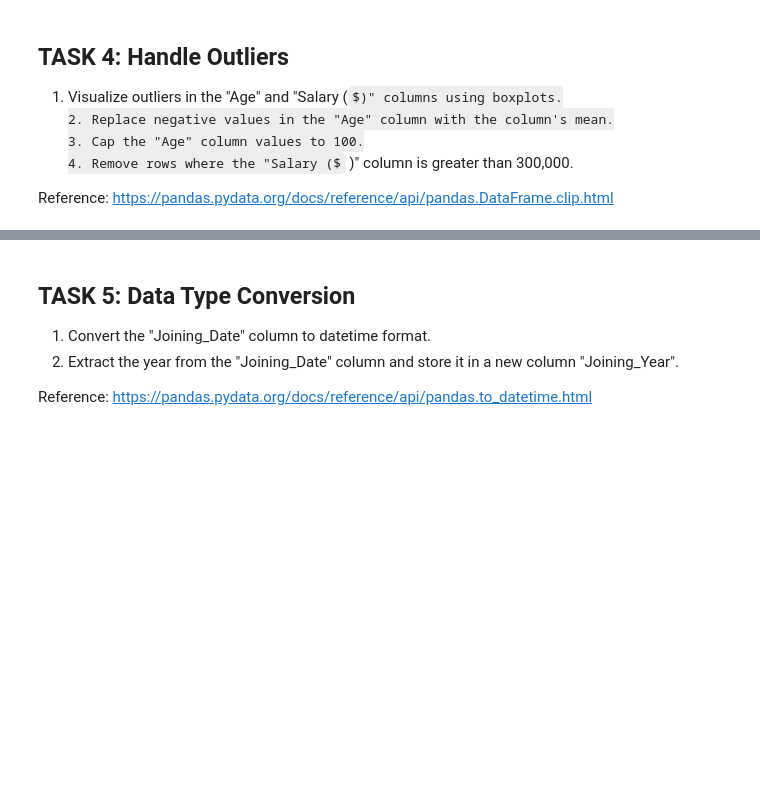
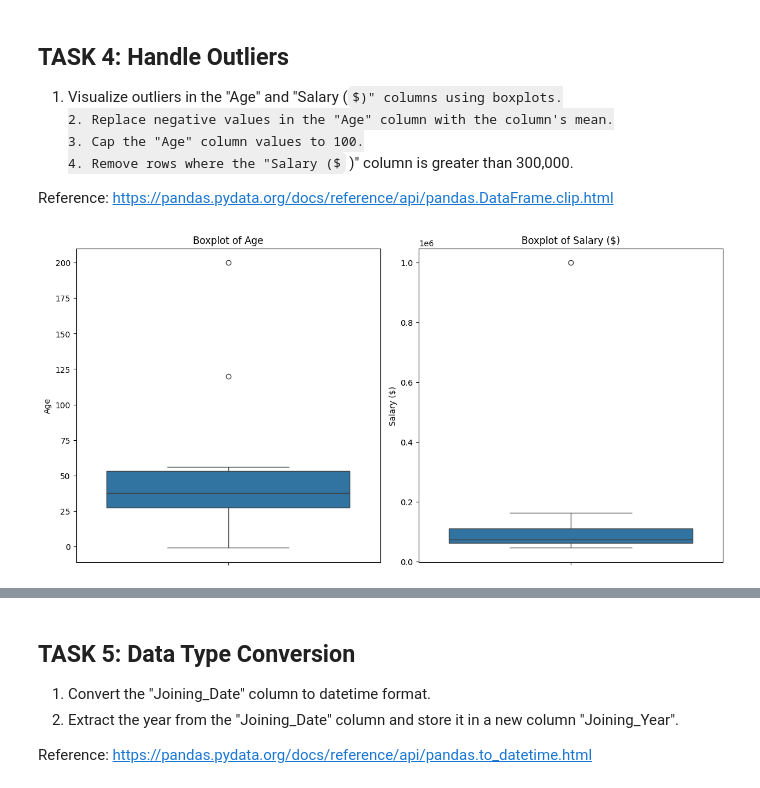
Before and after one commit to pillaiganesh/MyAIAdventures, a Jupyter notebook: Data Transformation.ipynb, the cells around one changed output, grey strips where cells are left out. Saved outputs shown, nothing was run; the diff lists cells and outputs as text; code cells hidden in the pictures; some formulas as TeX source; blank space fills up the shorter version.

```diff
--- a/Data Transformation.ipynb
+++ b/Data Transformation.ipynb
@@ -78,0 +90,2 @@ Reference: https://pandas.pydata.org/docs/reference/api/pandas.DataFrame.fillna.
+# %%
+df['Salary ($)'].fillna(df['Salary ($)'].mean(), inplace=True)
@@ -78,0 +99,2 @@ Reference: https://pandas.pydata.org/docs/reference/api/pandas.DataFrame.fillna.
+# %%
+df.dropna(subset=['Name', 'Joining_Date'], inplace=True)
@@ -85,6 +138,11 @@ Reference: https://pandas.pydata.org/docs/reference/api/pandas.DataFrame.drop_du
+# %%
+df.drop_duplicates(inplace=True)
 # %% [markdown]
 ## TASK 3: Clean Text Columns
 1. Remove leading/trailing whitespaces from the "Name" column.
 2. Convert all names to title case (e.g., 'alice' -> 'Alice').
 
 Reference: https://pandas.pydata.org/docs/reference/api/pandas.Series.str.strip.html
+# %%
+df['Name'] = df['Name'].str.strip(' ')
+df['Name'] = df['Name'].str.title()
@@ -96,3 +168,22 @@ Reference: https://pandas.pydata.org/docs/reference/api/pandas.Series.str.strip.
 4. Remove rows where the "Salary ($)" column is greater than 300,000.
 
 Reference: https://pandas.pydata.org/docs/reference/api/pandas.DataFrame.clip.html
+# %%
+# Set up the figure size
+plt.figure(figsize=(12, 6))
+
+# Boxplot for Age
+plt.subplot(1, 2, 1)  # 1 row, 2 columns, first plot
+sns.boxplot(y=df['Age'])
+plt.title('Boxplot of Age')
+
+# Boxplot for Salary
+plt.subplot(1, 2, 2)  # 1 row, 2 columns, second plot
+sns.boxplot(y=df['Salary ($)'])
+plt.title('Boxplot of Salary ($)')
+
+# Show the plots
+plt.tight_layout()
+plt.show()
+# %% [output]
+[figure, added]
```
Also changed, not shown: parts of 27 cells of this notebook.
